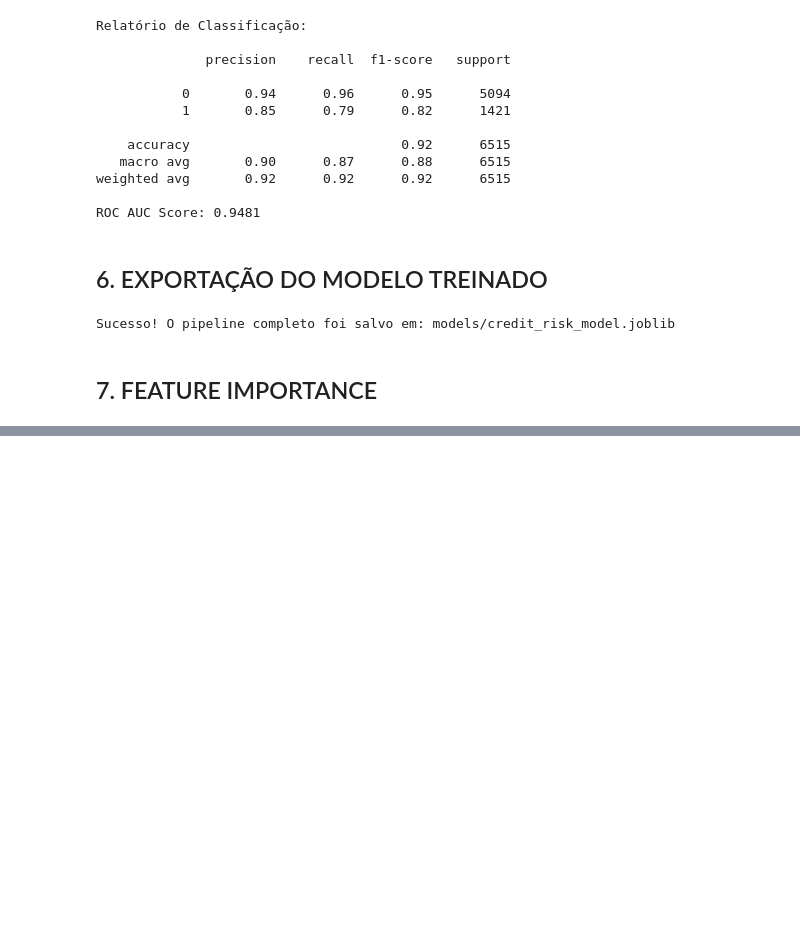
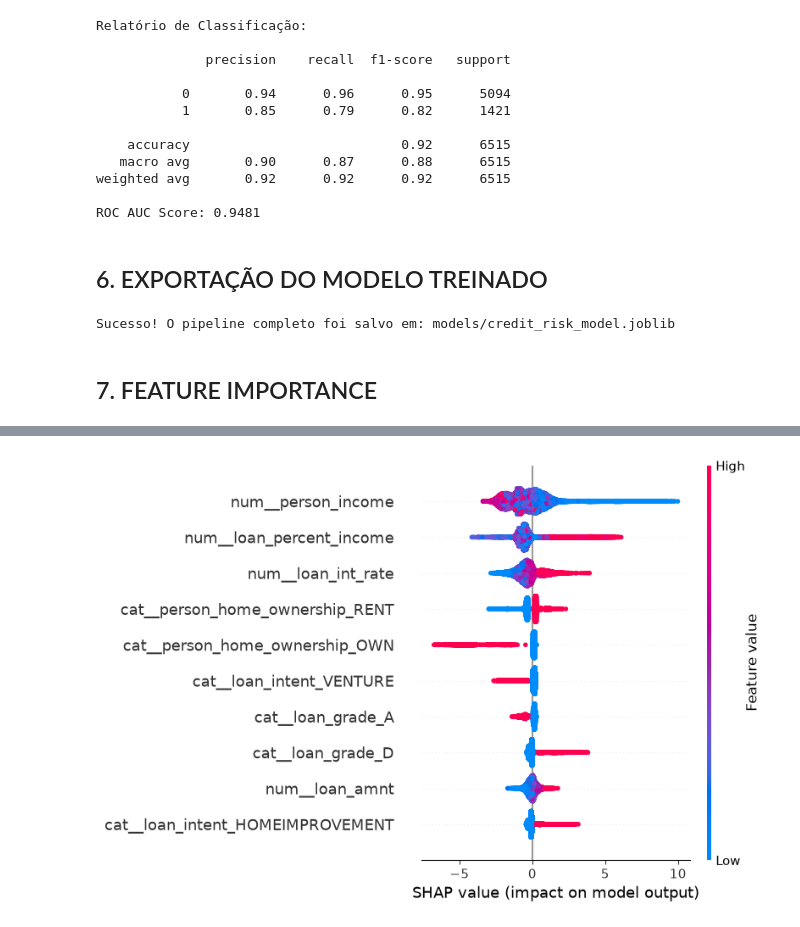
Before and after one commit to nog7/credit-risk-xgboost-api, a Jupyter notebook: notebooks/credit_risk.ipynb, the cells around one changed output, grey strips where cells are left out. Drawn from its saved outputs; the diff is of its cells as text; code cells hidden in the pictures; blank space fills up the shorter version.

```diff
--- a/notebooks/credit_risk.ipynb
+++ b/notebooks/credit_risk.ipynb
@@ -204,0 +205,28 @@ plt.show()
+# %%
+import shap
+import pandas as pd
+import matplotlib.pyplot as plt
+
+# 2. Extrai o modelo XGBoost de dentro do seu pipeline
+xgb_model = model[-1]
+
+# 3. Transforma os dados de treino usando apenas a parte de pré-processamento do pipeline
+X_train_transformed = model[:-1].transform(X_train)
+
+# Se o resultado for uma matriz esparsa, converte para DataFrame com os nomes corretos das colunas
+if hasattr(X_train_transformed, "toarray"):
+    X_train_transformed = X_train_transformed.toarray()
+
+feature_names = model[:-1].get_feature_names_out()
+X_df = pd.DataFrame(X_train_transformed, columns=feature_names)
+
+# 4. Cria o explicador do SHAP focado em modelos de árvore (TreeExplainer)
+explainer = shap.TreeExplainer(xgb_model)
+shap_values = explainer(X_df)
+
+# 5. Plota o Summary Plot (Gráfico de Resumo)
+plt.figure(figsize=(10, 6))
+plt.savefig('shap.png', dpi=300, bbox_inches='tight')
+shap.summary_plot(shap_values, X_df, max_display=10)
+# %% [output]
+[figure, added]
```
Also changed, not shown: parts of 1 cell of this notebook, 2 other files.
